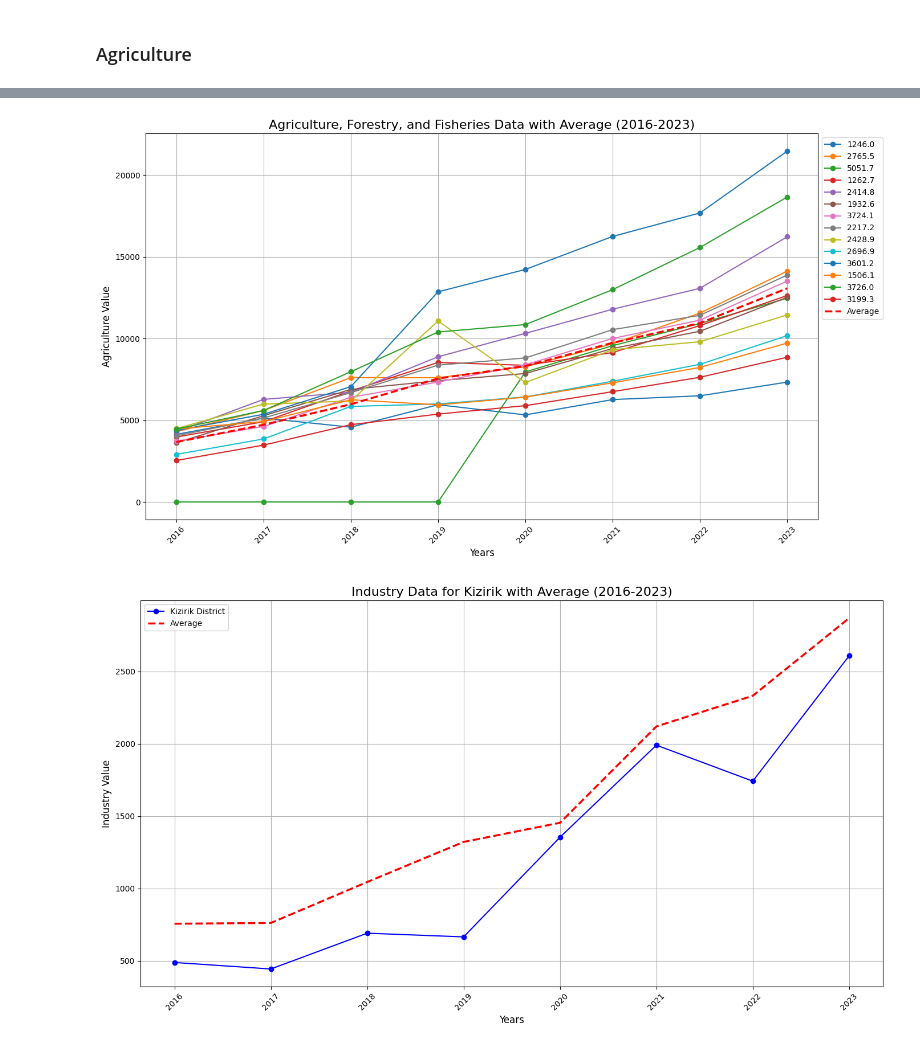
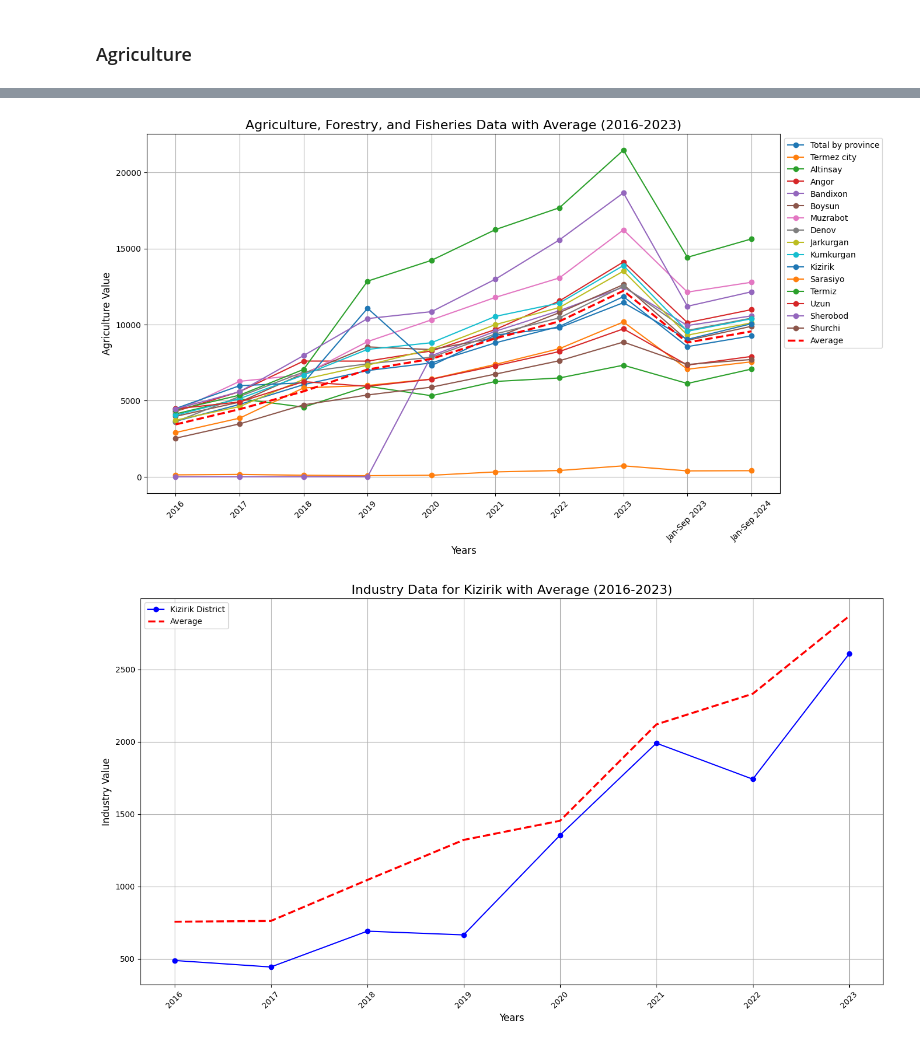
Before and after one commit to LehmanDavid/yesu_hackathon, a Jupyter notebook: data.ipynb, the cells around one changed output, grey strips where cells are left out. Saved outputs shown, nothing was run; the diff lists cells and outputs as text; code cells hidden in the pictures.

Commit message:
fix 1.4 agriculture graph

```diff
--- a/data.ipynb
+++ b/data.ipynb
@@ -571,3 +571,25 @@ plt.show()
 [figure]
 # %% [markdown]
 ### Agriculture
+# %%
+
+# Load the districts data (replace 'data.xlsx' with your file path)
+districts_data = pd.read_excel('data.xlsx', sheet_name='1.4 per capita')
+
+
+# Extract and clean the "Agriculture, Forestry, and Fisheries" data
+# Adjust row slicing to correctly capture district names
+agriculture_data = districts_data.iloc[4:, [0, 11, 12, 13, 14, 15, 16, 17, 18, 19, 20]]  # Columns for districts and years
+agriculture_data.columns = ['District', '2016', '2017', '2018', '2019', '2020', '2021', '2022', '2023', 'Jan-Sep 2023', 'Jan-Sep 2024']
+agriculture_data = agriculture_data.dropna(how='all').reset_index(drop=True)
+
+# Ensure the District column contains valid strings
+agriculture_data['District'] = agriculture_data['District'].astype(str)
+
+# Convert numerical columns to float for plotting
+for col in agriculture_data.columns[1:]:
+    agriculture_data[col] = pd.to_numeric(agriculture_data[col], errors='coerce')
+
+# Calculate the average for each year across all districts
+agriculture_avg_values = agriculture_data.iloc[:, 1:].mean(axis=0)
+agriculture_data.head()
@@ -574,35 +603,35 @@ plt.show()
 # %%
 # Adjust column slicing for Agriculture data
 # Ensure the District column contains valid strings
 agriculture_data['District'] = agriculture_data['District'].astype(str).str.strip()  # Remove extra spaces
 agriculture_columns = agriculture_data.columns
 # Calculate average values for Agriculture
 average_agriculture_values = agriculture_data.iloc[:, 1:].mean(axis=0)
 
 # Plot data for all districts in Agriculture
 plt.figure(figsize=(14, 8))
 for i in range(len(agriculture_data)):
     district_name = agriculture_data.iloc[i, 0]  # District name
     values = agriculture_data.iloc[i, 1:].astype(float)  # Extract data for 2016-2023
-    if len(values.dropna()) == 8:  # Ensure complete data
+    if len(values.dropna()) == 10:  # Ensure complete data
         plt.plot(agriculture_columns[1:], values, marker='o', label=district_name)
     else:
         print(f"Skipping district {district_name} due to missing data.")
 
 # Plot the average line
 plt.plot(agriculture_columns[1:], average_agriculture_values, color='red', linewidth=2.5, linestyle='--', label='Average')
 
 # Add titles and labels
 plt.title('Agriculture, Forestry, and Fisheries Data with Average (2016-2023)', fontsize=16)
 plt.xlabel('Years', fontsize=12)
 plt.ylabel('Agriculture Value', fontsize=12)
 plt.xticks(rotation=45)
 plt.legend(loc='upper left', bbox_to_anchor=(1, 1), fontsize=10)
 plt.grid(True)
-plt.tight_layout()
+# plt.tight_layout()
 plt.show()
 # %% [output]
-[figure, old version]
+[figure, new version]
 # %%
 # Filter data for Kizirik district
 kizirik_data = relevant_columns[relevant_columns['District'].str.contains("Kizirik", case=False, na=False)]
```
Also changed, not shown: parts of 1 cell of this notebook.
